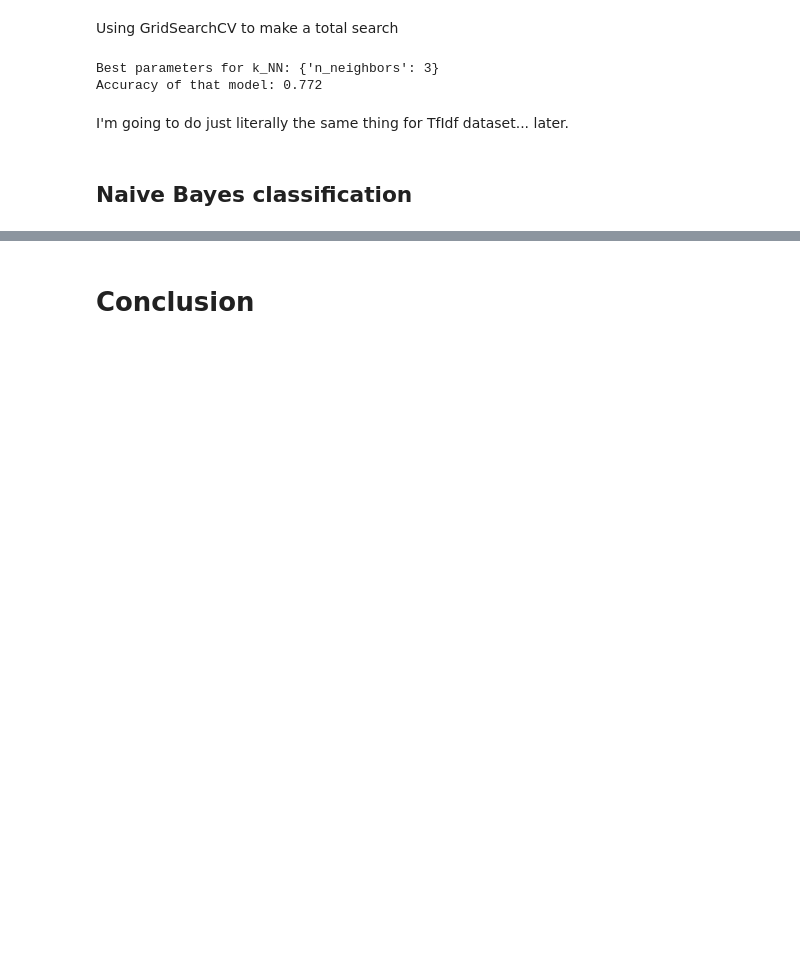
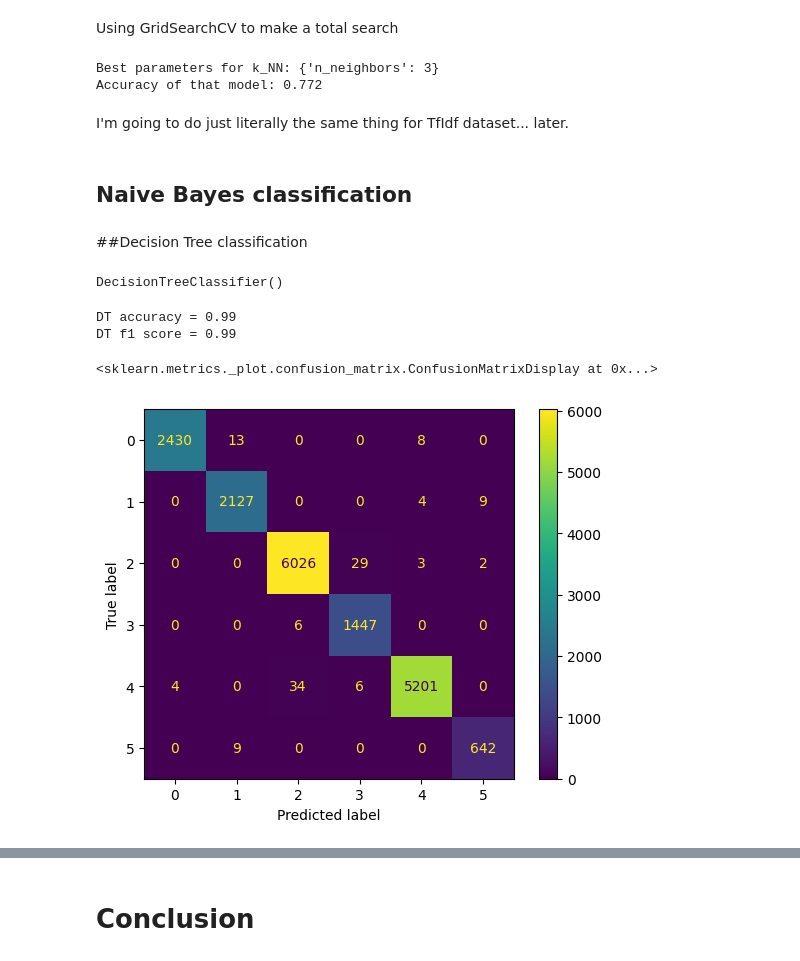
Before and after one commit to auphong2707/emotion-dectection-from-text, a Jupyter notebook: EDFT.ipynb, the cells around one changed output, grey strips where cells are left out. Saved outputs shown, nothing was run; the diff lists cells and outputs as text; code cells hidden in the pictures; blank space fills up the shorter version.

```diff
--- a/EDFT.ipynb
+++ b/EDFT.ipynb
@@ -415,3 +415,21 @@ Accuracy of that model: 0.772
 I'm going to do just literally the same thing for TfIdf dataset... later.
 # %% [markdown]
 ## Naive Bayes classification
+# %% [markdown]
+##Decision Tree classification
+# %%
+DT = DecisionTreeClassifier()
+DT.fit(X_train_bow, y_train)
+# %% [output]
+DecisionTreeClassifier()
+# %%
+y_dt_pred = DT.predict(X_train_bow)
+print("DT accuracy = {:.2f}".format(accuracy_score(y_dt_pred, y_train)))
+print("DT f1 score = {:.2f}".format(f1_score(y_dt_pred, y_train, average = 'micro')))
+cm = confusion_matrix(y_dt_pred, y_train)
+ConfusionMatrixDisplay(cm).plot()
+# %% [output]
+DT accuracy = 0.99
+DT f1 score = 0.99
+<sklearn.metrics._plot.confusion_matrix.ConfusionMatrixDisplay at 0x...>
+[figure, added]
```
Also changed, not shown: parts of 7 cells of this notebook.
